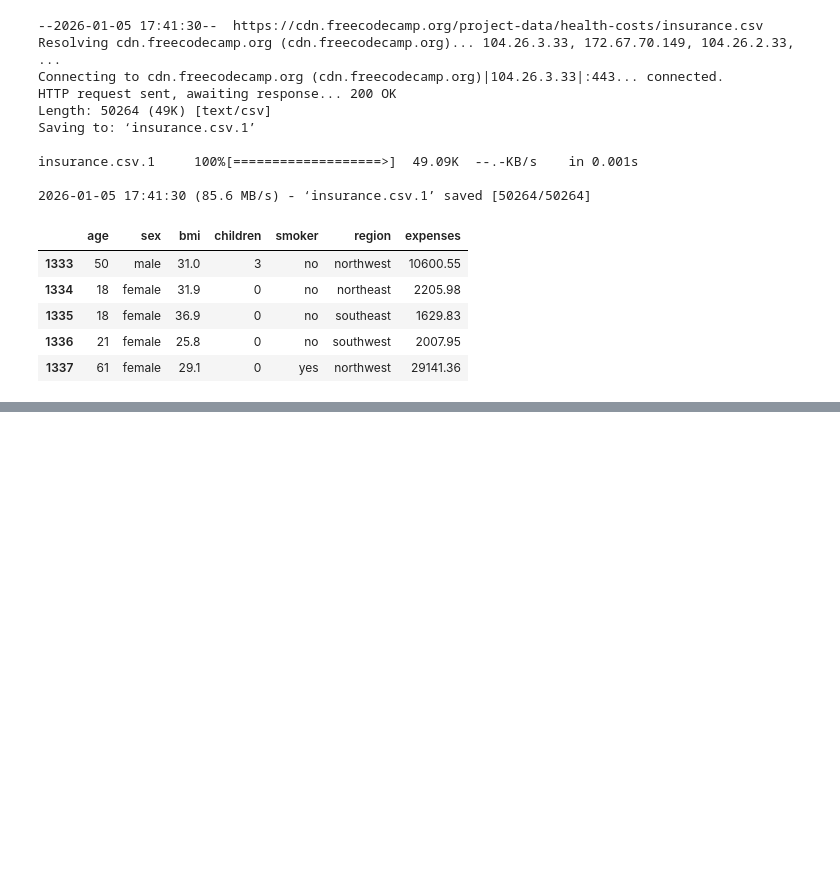
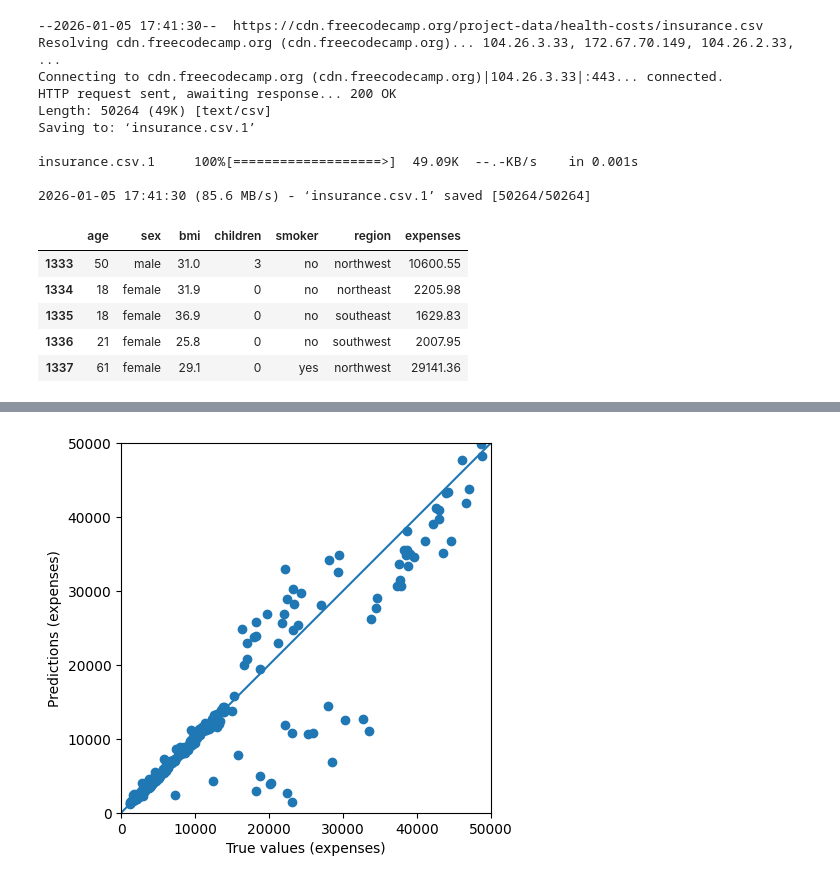
Before and after one commit to jsandtangen/Linear-Regression-Health-Costs-Calculator, a Jupyter notebook: Linear_Regression_Health_Costs_Calculator.ipynb, the cells around one changed output, grey strips where cells are left out. Drawn from its saved outputs; the diff is of its cells as text; code cells hidden in the pictures; blank space fills up the shorter version.

```diff
--- a/Linear_Regression_Health_Costs_Calculator.ipynb
+++ b/Linear_Regression_Health_Costs_Calculator.ipynb
@@ -76,7 +162,7 @@ normed_test_data = norm(test_dataset)
 # %%
 # RUN THIS CELL TO TEST YOUR MODEL. DO NOT MODIFY CONTENTS.
 # Test model by checking how well the model generalizes using the test set.
-loss, mae, mse = model.evaluate(test_dataset, test_labels, verbose=2)
+loss, mae, mse = model.evaluate(X_test, y_test, verbose=2)
 
 print("Testing set Mean Abs Error: {:5.2f} expenses".format(mae))
 
@@ -86,13 +172,14 @@ else:
   print("The Mean Abs Error must be less than 3500. Keep trying.")
 
 # Plot predictions.
-test_predictions = model.predict(test_dataset).flatten()
+test_predictions = model.predict(X_test).flatten()
 
 a = plt.axes(aspect='equal')
-plt.scatter(test_labels, test_predictions)
+plt.scatter(y_test, test_predictions)
 plt.xlabel('True values (expenses)')
 plt.ylabel('Predictions (expenses)')
 lims = [0, 50000]
 plt.xlim(lims)
 plt.ylim(lims)
 _ = plt.plot(lims,lims)
+# %% [output]
@@ -98,0 +190 @@ _ = plt.plot(lims,lims)
+[figure, added]
```
Also changed, not shown: parts of 7 cells of this notebook.
